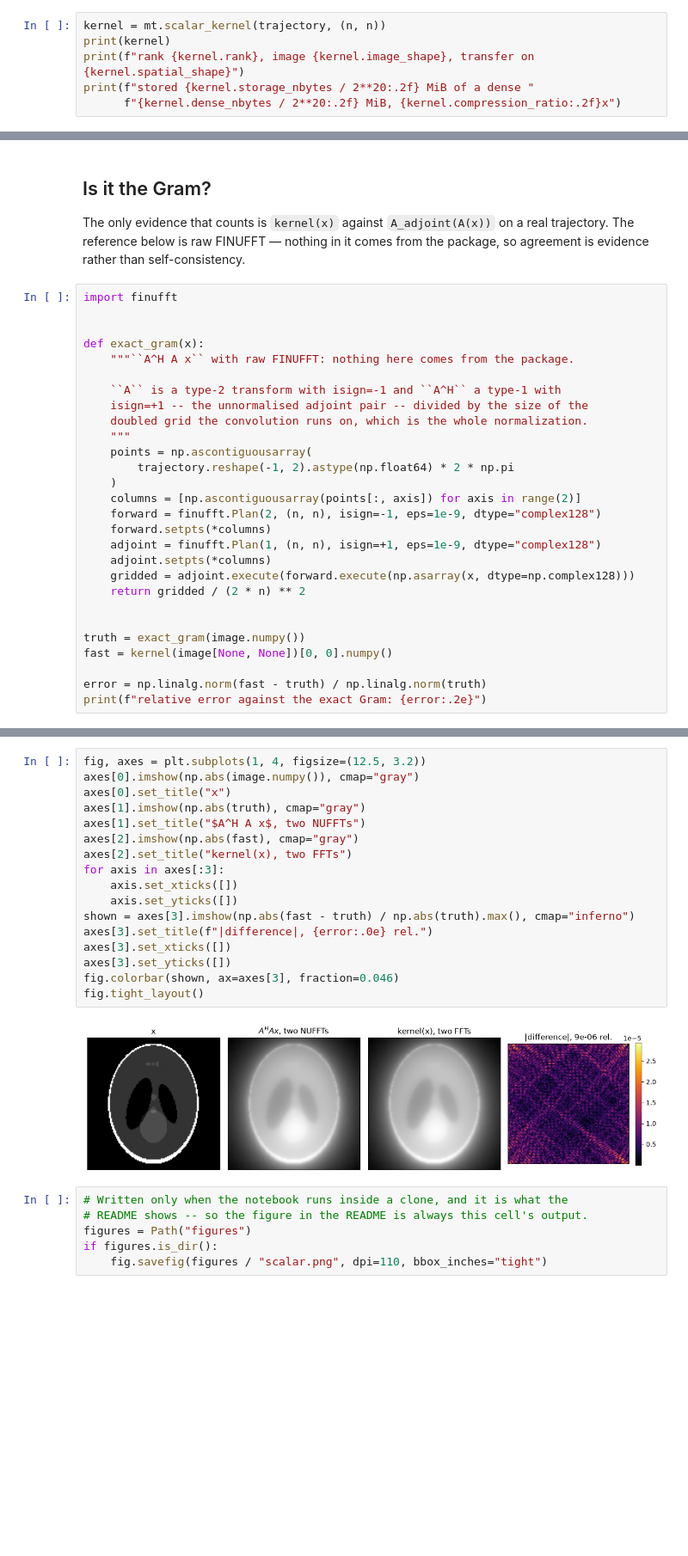
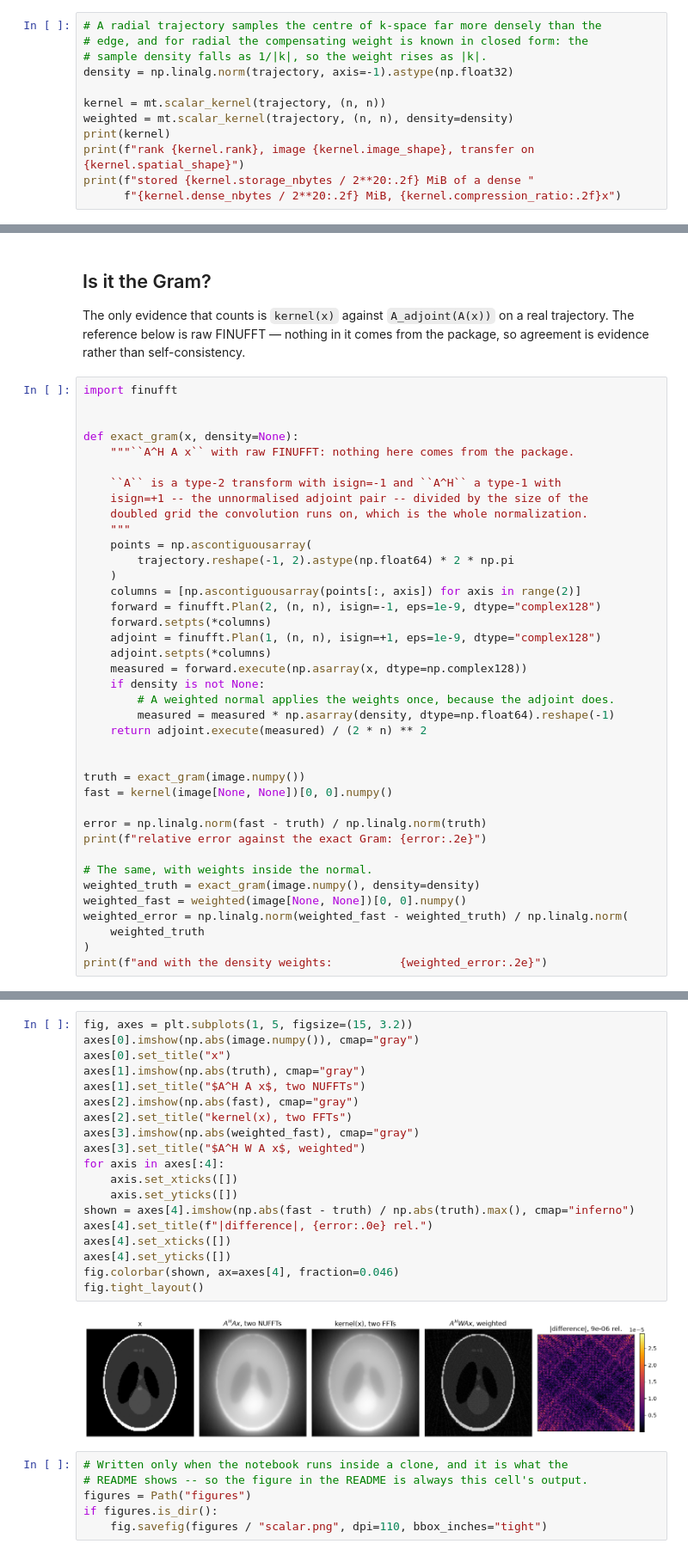
Before and after one commit to FiRMLAB-Pisa/mrtoeplitz, a Jupyter notebook: examples/scalar.ipynb, the cells around one changed output, grey strips where cells are left out. Shown at 86% size. Drawn from its saved outputs; the diff is of its cells as text; blank space fills up the shorter version.

```diff
--- a/examples/scalar.ipynb
+++ b/examples/scalar.ipynb
@@ -75,7 +75,13 @@ That doubling is the cost this package is about. The transfer is stored only
 where the scan put weight, and filed by coordinate parity, so the doubled grid
 is never materialised.
 # %%
+# A radial trajectory samples the centre of k-space far more densely than the
+# edge, and for radial the compensating weight is known in closed form: the
+# sample density falls as 1/|k|, so the weight rises as |k|.
+density = np.linalg.norm(trajectory, axis=-1).astype(np.float32)
+
 kernel = mt.scalar_kernel(trajectory, (n, n))
+weighted = mt.scalar_kernel(trajectory, (n, n), density=density)
 print(kernel)
 print(f"rank {kernel.rank}, image {kernel.image_shape}, transfer on {kernel.spatial_shape}")
 print(f"stored {kernel.storage_nbytes / 2**20:.2f} MiB of a dense "
@@ -94,7 +100,7 @@ the package, so agreement is evidence rather than self-consistency.
 import finufft
 
 
-def exact_gram(x):
+def exact_gram(x, density=None):
     """``A^H A x`` with raw FINUFFT: nothing here comes from the package.
 
     ``A`` is a type-2 transform with isign=-1 and ``A^H`` a type-1 with
@@ -109,8 +115,11 @@ def exact_gram(x):
     forward.setpts(*columns)
     adjoint = finufft.Plan(1, (n, n), isign=+1, eps=1e-9, dtype="complex128")
     adjoint.setpts(*columns)
-    gridded = adjoint.execute(forward.execute(np.asarray(x, dtype=np.complex128)))
-    return gridded / (2 * n) ** 2
+    measured = forward.execute(np.asarray(x, dtype=np.complex128))
+    if density is not None:
+        # A weighted normal applies the weights once, because the adjoint does.
+        measured = measured * np.asarray(density, dtype=np.float64).reshape(-1)
+    return adjoint.execute(measured) / (2 * n) ** 2
 
 
 truth = exact_gram(image.numpy())
@@ -118,5 +127,13 @@ fast = kernel(image[None, None])[0, 0].numpy()
 
 error = np.linalg.norm(fast - truth) / np.linalg.norm(truth)
 print(f"relative error against the exact Gram: {error:.2e}")
+
+# The same, with weights inside the normal.
+weighted_truth = exact_gram(image.numpy(), density=density)
+weighted_fast = weighted(image[None, None])[0, 0].numpy()
+weighted_error = np.linalg.norm(weighted_fast - weighted_truth) / np.linalg.norm(
+    weighted_truth
+)
+print(f"and with the density weights:          {weighted_error:.2e}")
 # %% [output]
 relative error against the exact Gram: 9.32e-06
@@ -123,22 +141,24 @@ relative error against the exact Gram: 9.32e-06
 # %%
-fig, axes = plt.subplots(1, 4, figsize=(12.5, 3.2))
+fig, axes = plt.subplots(1, 5, figsize=(15, 3.2))
 axes[0].imshow(np.abs(image.numpy()), cmap="gray")
 axes[0].set_title("x")
 axes[1].imshow(np.abs(truth), cmap="gray")
 axes[1].set_title("$A^H A x$, two NUFFTs")
 axes[2].imshow(np.abs(fast), cmap="gray")
 axes[2].set_title("kernel(x), two FFTs")
-for axis in axes[:3]:
+axes[3].imshow(np.abs(weighted_fast), cmap="gray")
+axes[3].set_title("$A^H W A x$, weighted")
+for axis in axes[:4]:
     axis.set_xticks([])
     axis.set_yticks([])
-shown = axes[3].imshow(np.abs(fast - truth) / np.abs(truth).max(), cmap="inferno")
-axes[3].set_title(f"|difference|, {error:.0e} rel.")
-axes[3].set_xticks([])
-axes[3].set_yticks([])
-fig.colorbar(shown, ax=axes[3], fraction=0.046)
+shown = axes[4].imshow(np.abs(fast - truth) / np.abs(truth).max(), cmap="inferno")
+axes[4].set_title(f"|difference|, {error:.0e} rel.")
+axes[4].set_xticks([])
+axes[4].set_yticks([])
+fig.colorbar(shown, ax=axes[4], fraction=0.046)
 fig.tight_layout()
 # %% [output]
-[figure, old version]
+[figure, new version]
 # %%
 # Written only when the notebook runs inside a clone, and it is what the
 # README shows -- so the figure in the README is always this cell's output.
```
Also changed, not shown: parts of 7 cells of this notebook, 8 other files.
